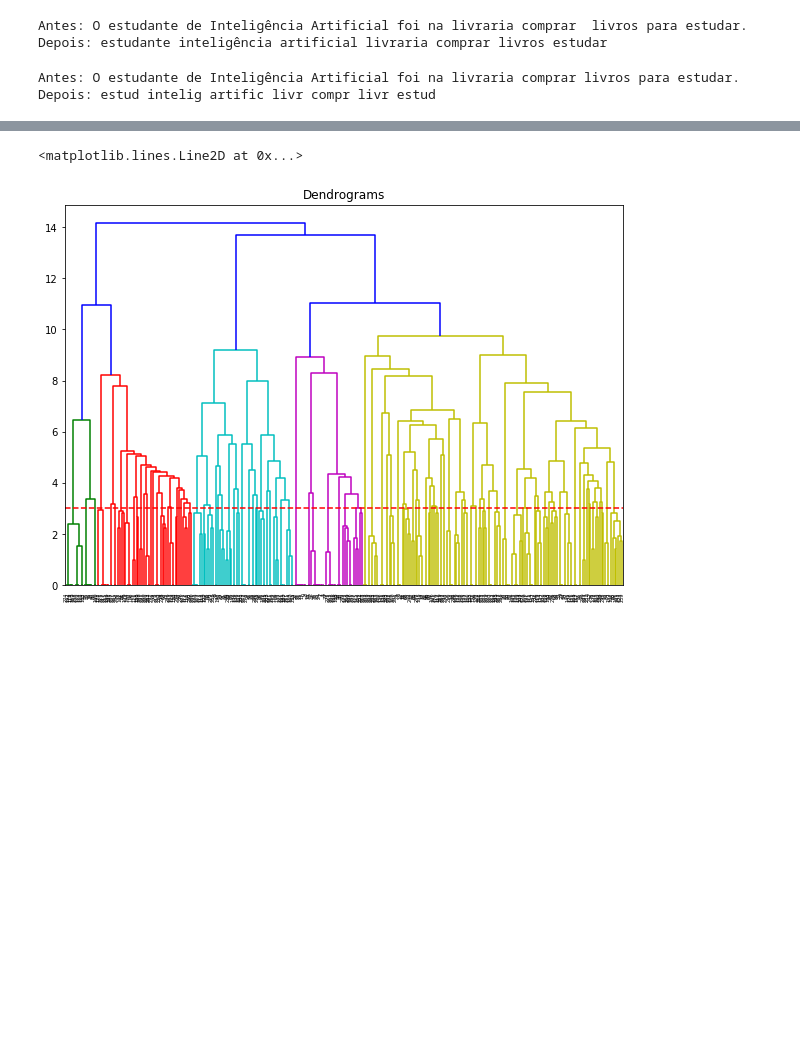
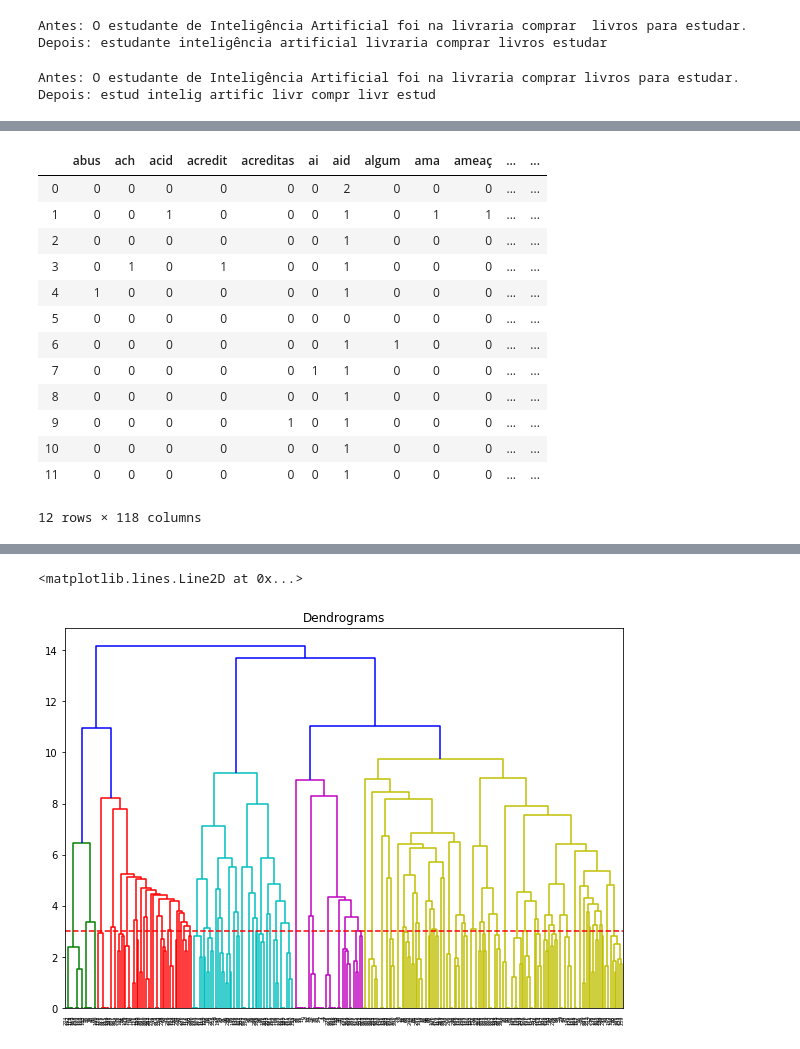
Before and after one commit to JuniorClementino/Utils, a Jupyter notebook: Codigos/agglomerative_clustering.ipynb, the cells around one changed output, grey strips where cells are left out. Drawn from its saved outputs; the diff is of its cells as text; code cells hidden in the pictures; blank space fills up the shorter version.

```diff
--- a/Codigos/agglomerative_clustering.ipynb
+++ b/Codigos/agglomerative_clustering.ipynb
@@ -136,25 +143,51 @@ dataset
 # %%
 # obtendo a bag-of-words
 def compute_bag_of_words(dataset,lang,domain_stopwords=[]):
 
   d = []
   for index,row in dataset.iterrows():
     text = row['title'] #texto do evento
     text2 = remove_stopwords(text, lang,domain_stopwords)
     text3 = stemming(text2, lang)
     d.append(text3)
 
   matrix = CountVectorizer(max_features=1000)
   X = matrix.fit_transform(d)
 
   count_vect_df = pd.DataFrame(X.todense(), columns=matrix.get_feature_names())
 
   return count_vect_df
 
 
-bow = compute_bag_of_words(dataset,'portuguese')
-bow
-semVSM = bow
+bowoi = compute_bag_of_words(dataset,'portuguese')
+matriz = compute_bag_of_words(dataset,'portuguese')
+bowoi
+
+
+# computando dissimilaridade de cosseno
+
+#def dis_cosine(matrix, e1, e2):
+  #dcos = cosine(matrix.iloc[e1,:], matrix.iloc[e2,:])
+  #return dcos
+
+
+# exemplo: dissimilaride entre o primeiro (id=0) e o segundo evento (id=1) do vsm-tfidf
+#dis_cosine(vsm,0,1)
+# %% [output]
+|  | abus | ach | acid | acredit | acreditas | ai | aid | algum | ama | ameaç | ... | ... |
+| 0 | 0 | 0 | 0 | 0 | 0 | 0 | 2 | 0 | 0 | 0 | ... | ... |
+| 1 | 0 | 0 | 1 | 0 | 0 | 0 | 1 | 0 | 1 | 1 | ... | ... |
+| 2 | 0 | 0 | 0 | 0 | 0 | 0 | 1 | 0 | 0 | 0 | ... | ... |
+| 3 | 0 | 1 | 0 | 1 | 0 | 0 | 1 | 0 | 0 | 0 | ... | ... |
+| 4 | 1 | 0 | 0 | 0 | 0 | 0 | 1 | 0 | 0 | 0 | ... | ... |
+| 5 | 0 | 0 | 0 | 0 | 0 | 0 | 0 | 0 | 0 | 0 | ... | ... |
+| 6 | 0 | 0 | 0 | 0 | 0 | 0 | 1 | 1 | 0 | 0 | ... | ... |
+| 7 | 0 | 0 | 0 | 0 | 0 | 1 | 1 | 0 | 0 | 0 | ... | ... |
+| 8 | 0 | 0 | 0 | 0 | 0 | 0 | 1 | 0 | 0 | 0 | ... | ... |
+| 9 | 0 | 0 | 0 | 0 | 1 | 0 | 1 | 0 | 0 | 0 | ... | ... |
+| 10 | 0 | 0 | 0 | 0 | 0 | 0 | 1 | 0 | 0 | 0 | ... | ... |
+| 11 | 0 | 0 | 0 | 0 | 0 | 0 | 1 | 0 | 0 | 0 | ... | ... |
+12 rows × 118 columns
 # %%
 # obtendo a VSM com TFIDF
 def compute_vsm_tfidf(dataset,lang,domain_stopwords=[]):
```
Also changed, not shown: parts of 21 cells of this notebook, 20 other files.
